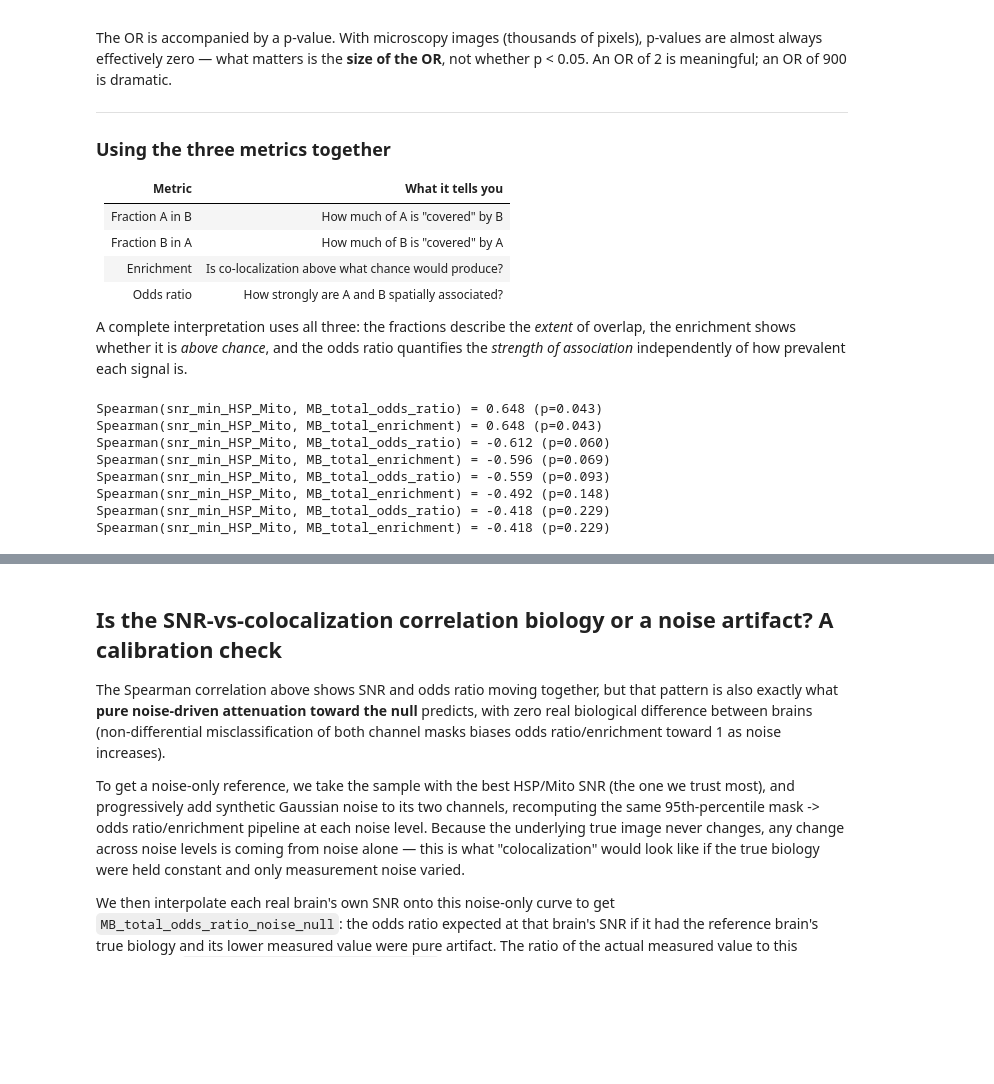
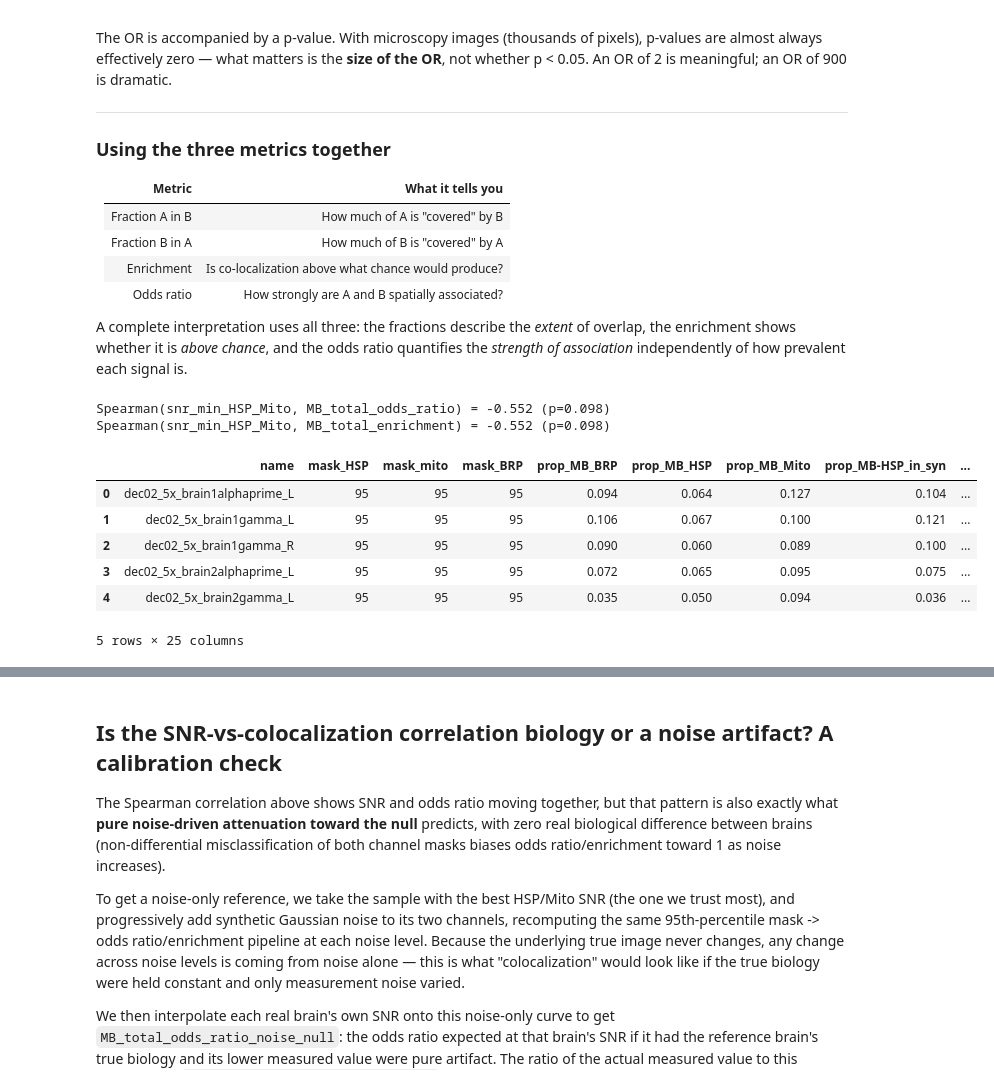
Before and after one commit to gmalagonv/confocal, a Jupyter notebook: analysis_notebooks/26_06_05_gerardo_all.ipynb, the cells around one changed output, grey strips where cells are left out. Saved outputs shown, nothing was run; the diff lists cells and outputs as text; code cells hidden in the pictures; blank space fills up the shorter version.

```diff
--- a/analysis_notebooks/26_06_05_gerardo_all.ipynb
+++ b/analysis_notebooks/26_06_05_gerardo_all.ipynb
@@ -441,20 +475,31 @@ names_list = list(info.keys())
 # %%
-df_deconv = compute_colocalization(results_deconv, series_list, names_list, raw=False, deconv_iter=2, export=False)
-df_raw = compute_colocalization(results_deconv, series_list, names_list, raw=True, deconv_iter=2, export=False)
-df_deconv_blind2 = compute_colocalization(results_deconv_blind_iter2, series_list, names_list, raw=False, deconv_iter=2, export=False)
-df_deconv_blind4 = compute_colocalization(results_deconv_blind_iter4, series_list, names_list, raw=False, deconv_iter=4, export=False)
+names_list = list(info.keys())
+series_list = list(range(len(info.keys())))# [0]#
+
+
+# df_deconv = compute_colocalization(results_deconv, series_list, names_list, raw=False, deconv_iter=2, export=False)
+# df_raw = compute_colocalization(results_deconv, series_list, names_list, raw=True, deconv_iter=2, export=False)
+# df_deconv_blind2 = compute_colocalization(results_deconv_blind_iter2, series_list, names_list, raw=False, deconv_iter=2, export=False)
+# df_deconv_blind4 = compute_colocalization(results_deconv_blind_iter4, series_list, names_list, raw=False, deconv_iter=4, export=False)
 # df_deconv_blind6 = compute_colocalization(results_deconv_blind_iter6, series_list, names_list, raw=False, deconv_iter=6, export=False)
+df_deconv_blind7 = compute_colocalization(results_deconv_blind_iter7, series_list, names_list, path_2save,raw=False, deconv_iter=7, export=True)
+# df_deconv_blind8 = compute_colocalization(results_deconv_blind_iter8, series_list, names_list, raw=False, deconv_iter=8, export=False)
+# df_deconv_blind9 = compute_colocalization(results_deconv_blind_iter9, series_list, names_list, raw=False, deconv_iter=9, export=False)
 # df_deconv_blind10 = compute_colocalization(results_deconv_blind_iter10, series_list, names_list, raw=False, deconv_iter=10, export=False)
-# df_deconv_blind20 = compute_colocalization(results_deconv_blind_iter20, series_list, names_list, raw=False, deconv_iter=20, export=False)
+#df_deconv_blind20 = compute_colocalization(results_deconv_blind_iter20, series_list, names_list, raw=False, deconv_iter=20, export=False)
 # %% [output]
-Spearman(snr_min_HSP_Mito, MB_total_odds_ratio) = 0.648 (p=0.043)
-Spearman(snr_min_HSP_Mito, MB_total_enrichment) = 0.648 (p=0.043)
-Spearman(snr_min_HSP_Mito, MB_total_odds_ratio) = -0.612 (p=0.060)
-Spearman(snr_min_HSP_Mito, MB_total_enrichment) = -0.596 (p=0.069)
-Spearman(snr_min_HSP_Mito, MB_total_odds_ratio) = -0.559 (p=0.093)
-Spearman(snr_min_HSP_Mito, MB_total_enrichment) = -0.492 (p=0.148)
-Spearman(snr_min_HSP_Mito, MB_total_odds_ratio) = -0.418 (p=0.229)
-Spearman(snr_min_HSP_Mito, MB_total_enrichment) = -0.418 (p=0.229)
+Spearman(snr_min_HSP_Mito, MB_total_odds_ratio) = -0.552 (p=0.098)
+Spearman(snr_min_HSP_Mito, MB_total_enrichment) = -0.552 (p=0.098)
+# %%
+df_deconv_blind7.head()
+# %% [output]
+|  | name | mask_HSP | mask_mito | mask_BRP | prop_MB_BRP | prop_MB_HSP | prop_MB_Mito | prop_MB-HSP_in_syn | ... |
+| 0 | dec02_5x_brain1alphaprime_L | 95 | 95 | 95 | 0.094 | 0.064 | 0.127 | 0.104 | ... |
+| 1 | dec02_5x_brain1gamma_L | 95 | 95 | 95 | 0.106 | 0.067 | 0.100 | 0.121 | ... |
+| 2 | dec02_5x_brain1gamma_R | 95 | 95 | 95 | 0.090 | 0.060 | 0.089 | 0.100 | ... |
+| 3 | dec02_5x_brain2alphaprime_L | 95 | 95 | 95 | 0.072 | 0.065 | 0.095 | 0.075 | ... |
+| 4 | dec02_5x_brain2gamma_L | 95 | 95 | 95 | 0.035 | 0.050 | 0.094 | 0.036 | ... |
+5 rows × 25 columns
 # %%
 categorical_colors = [
     '#2a78d6',  # blue
```
Also changed, not shown: parts of 10 cells of this notebook, 5 other files.
